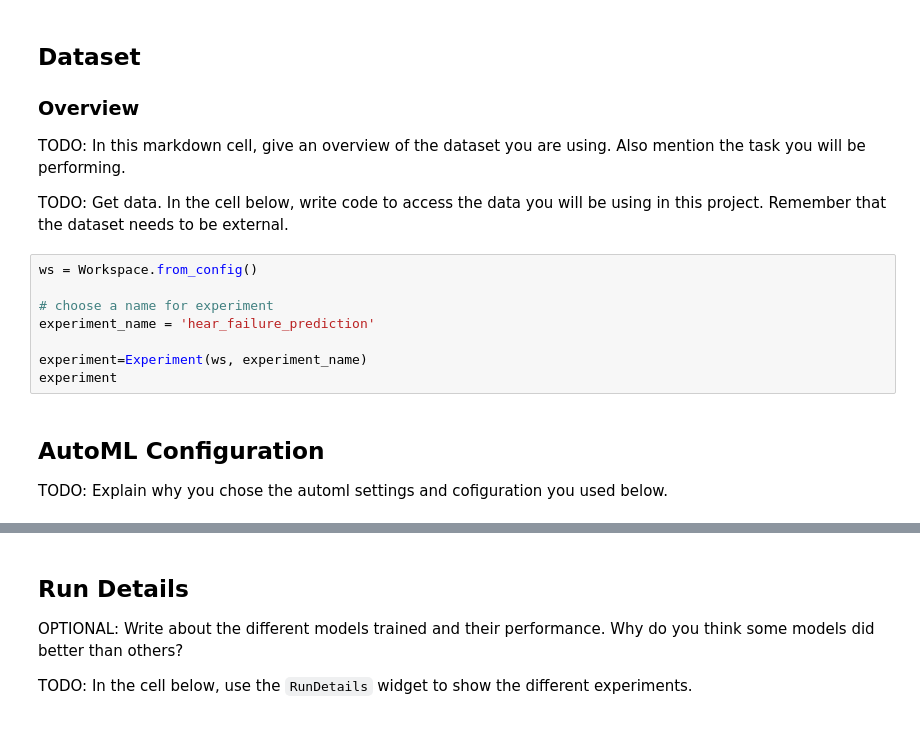
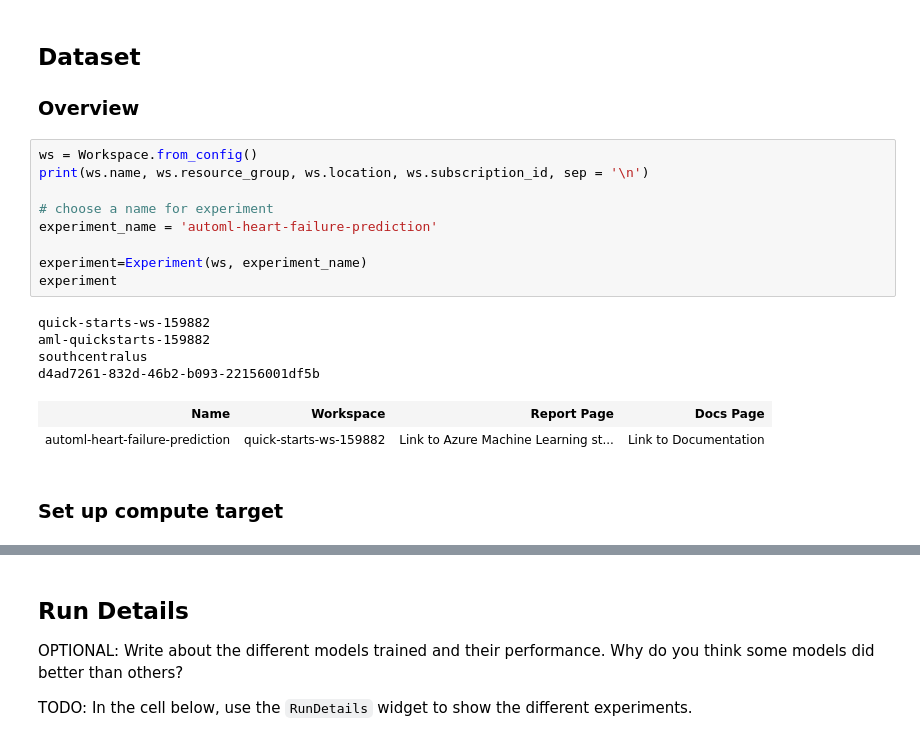
Before and after one commit to DubWiser/udacity-azmlnd-capstone, a Jupyter notebook: automl.ipynb, the cells around one changed output, grey strips where cells are left out. Cells and saved outputs as stored; diff of their text form.

```diff
--- a/automl.ipynb
+++ b/automl.ipynb
@@ -26,20 +31,22 @@ print("SDK version:", azureml.core.VERSION)
-# %% [markdown]
-## Dataset
-
-### Overview
-TODO: In this markdown cell, give an overview of the dataset you are using. Also mention the task you will be performing.
-
-
-TODO: Get data. In the cell below, write code to access the data you will be using in this project. Remember that the dataset needs to be external.
+# %% [markdown]
+## Dataset
+
+### Overview
 # %%
 ws = Workspace.from_config()
+print(ws.name, ws.resource_group, ws.location, ws.subscription_id, sep = '\n')
 
 # choose a name for experiment
-experiment_name = 'hear_failure_prediction'
+experiment_name = 'automl-heart-failure-prediction'
 
 experiment=Experiment(ws, experiment_name)
 experiment
+# %% [output]
+quick-starts-ws-159882
+aml-quickstarts-159882
+southcentralus
+d4ad7261-832d-46b2-b093-22156001df5b
+| Name | Workspace | Report Page | Docs Page |
+| automl-heart-failure-prediction | quick-starts-ws-159882 | Link to Azure Machine Learning st... | Link to Documentation |
-# %% [markdown]
-## AutoML Configuration
-
-TODO: Explain why you chose the automl settings and cofiguration you used below.
+# %% [markdown]
+### Set up compute target
```
Also changed, not shown: parts of 16 cells of this notebook, 1 other file.
